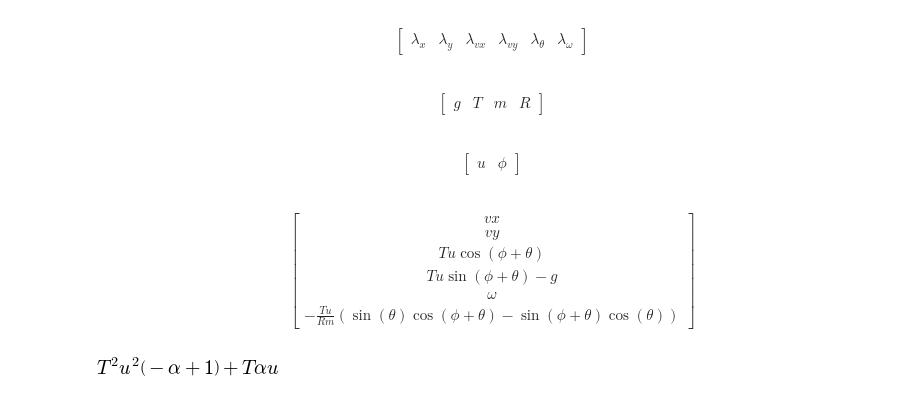
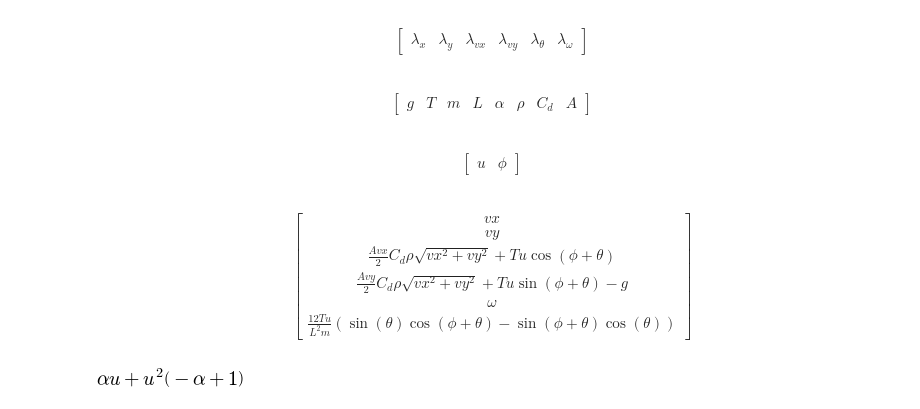
Before and after one commit to cisprague/auvrl, a Jupyter notebook: notebooks/auv.ipynb, the cells around one changed output. Drawn from its saved outputs; the diff is of its cells as text; code cells hidden in the pictures.

Commit message:
Added AUV optimal control dynamics

```diff
--- a/notebooks/auv.ipynb
+++ b/notebooks/auv.ipynb
@@ -26,14 +27,15 @@ l.T
 $$\left[\begin{matrix}\lambda_{x} & \lambda_{y} & \lambda_{v x} & \lambda_{v y} & \lambda_{\theta} & \lambda_{\omega}\end{matrix}\right]$$
 # %%
 # params: gravity, max thrust, mass, half length of auv
-g, T, m, R, alpha = symbols('g T m R alpha')
-params = Matrix([g, T, m, R])
+g, T, m, length, alpha, rho, cd, A = symbols('g T m L alpha rho C_d A', real=True, positive=True)
+params = Matrix([g, T, m, length, alpha, rho, cd, A])
 params.T
 # %% [output]
-$$\left[\begin{matrix}g & T & m & R\end{matrix}\right]$$
+$$\left[\begin{matrix}g & T & m & L & \alpha & \rho & C_{d} & A\end{matrix}\right]$$
 # %%
 # actions
-u, phi = symbols('u phi')
+u = symbols('u', real=True, positive=True)
+phi = symbols('phi', real=True)
 actions = Matrix([u, phi])
 actions.T
 # %% [output]
@@ -50,19 +52,19 @@ itau = Matrix([sin(theta), -cos(theta)])
 # %%
 # dynamics
 dr = v
-dv = T*u*t + Matrix([0, -g])
+dv = T*u*t + Matrix([0, -g]) + Rational(1, 2)*rho*sqrt(sum([vec**2 for vec in v]))*v*cd*A
 dtheta = omega
-domega = -T*u/R/m * t.dot(itau)
+domega = 12*T*u/m/length**2 * t.dot(itau)
 ds = Matrix([dr, dv, [dtheta], [domega]])
 ds
 # %% [output]
-$$\left[\begin{matrix}vx\\vy\\T u \cos{\left (\phi + \theta \right )}\\T u \sin{\left (\phi + \theta \right )} - g\\\omega\\- \frac{T u}{R m} \left(\sin{\left (\theta \right )} \cos{\left (\phi + \theta \right )} - \sin{\left (\phi + \theta \right )} \cos{\left (\theta \right )}\right)\end{matrix}\right]$$
+$$\left[\begin{matrix}vx\\vy\\\frac{A vx}{2} C_{d} \rho \sqrt{vx^{2} + vy^{2}} + T u \cos{\left (\phi + \theta \right )}\\\frac{A vy}{2} C_{d} \rho \sqrt{vx^{2} + vy^{2}} + T u \sin{\left (\phi + \theta \right )} - g\\\omega\\\frac{12 T u}{L^{2} m} \left(\sin{\left (\theta \right )} \cos{\left (\phi + \theta \right )} - \sin{\left (\phi + \theta \right )} \cos{\left (\theta \right )}\right)\end{matrix}\right]$$
 # %%
-# dynamic Lagrangian (minimise thrust usage)
-L = (1- alpha)*T**2*u**2 + alpha*T*u
+# dynamic Lagrangian to minimise thrust usage
+L = (1- alpha)*u**2 + alpha*u
 L
 # %% [output]
-[figure, old version]
+[figure, new version]
 # %%
 # Hamiltonian
 H = l.dot(ds) + L
```
Also changed, not shown: parts of 15 cells of this notebook, 2 other files.
